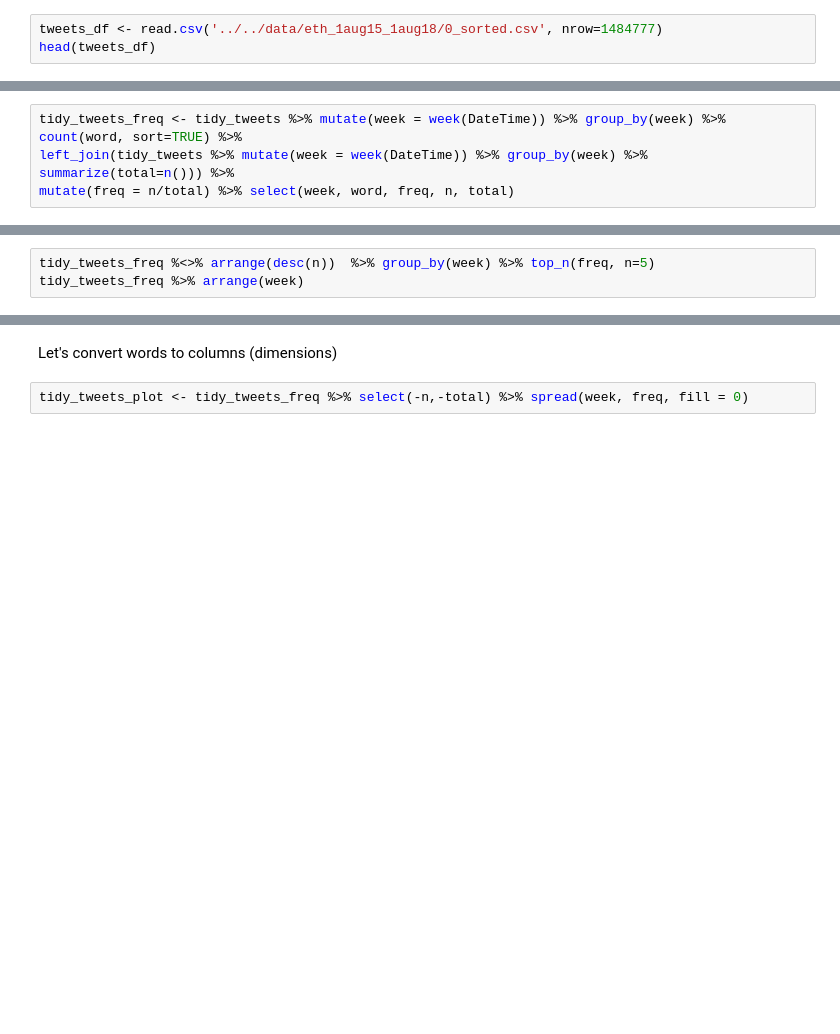
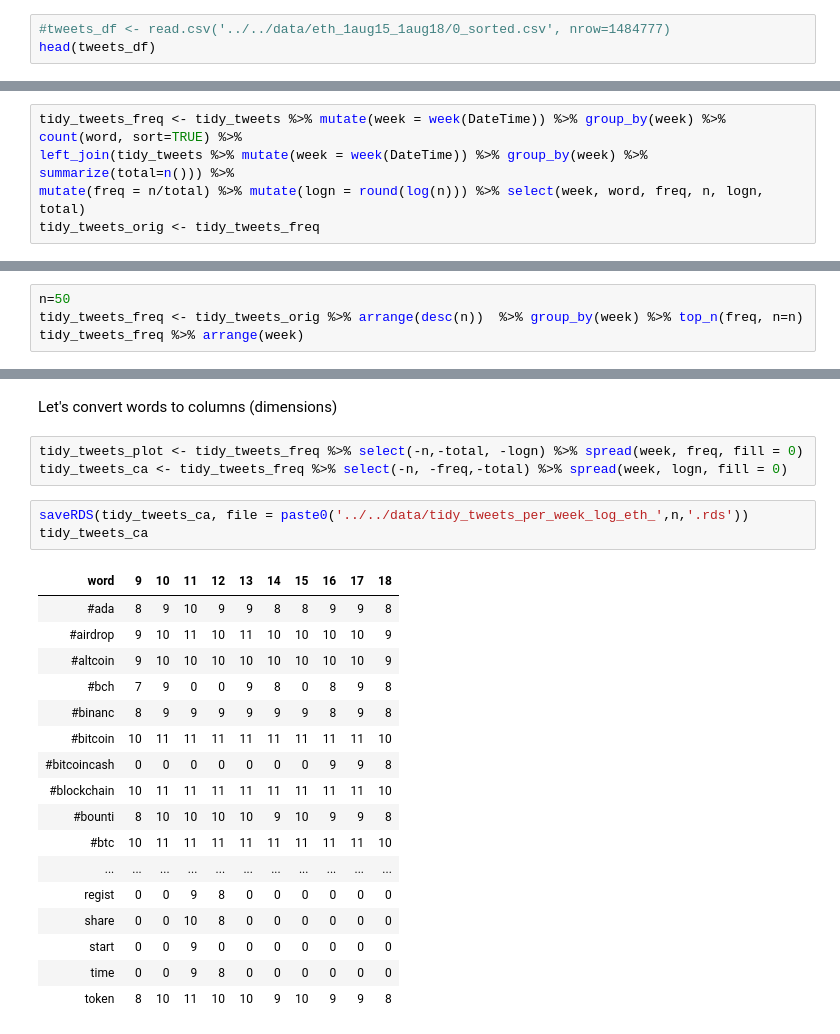
Before and after one commit to rkmalaiya/dynamic_topic_modeling, a Jupyter notebook: code/rlang/tidytext_eth.ipynb, the cells around one changed output, grey strips where cells are left out. Cells and saved outputs as stored; diff of their text form; blank space fills up the shorter version.

```diff
--- a/code/rlang/tidytext_eth.ipynb
+++ b/code/rlang/tidytext_eth.ipynb
@@ -28,3 +41,3 @@ con = dbConnect(SQLite(), dbname="../../data/twitter.db")
 # %%
-tweets_df <- read.csv('../../data/eth_1aug15_1aug18/0_sorted.csv', nrow=1484777)
+#tweets_df <- read.csv('../../data/eth_1aug15_1aug18/0_sorted.csv', nrow=1484777)
 head(tweets_df)
@@ -56,4 +100,5 @@ Calculate frequency of words against each month
 # %%
 tidy_tweets_freq <- tidy_tweets %>% mutate(week = week(DateTime)) %>% group_by(week) %>% count(word, sort=TRUE) %>%
 left_join(tidy_tweets %>% mutate(week = week(DateTime)) %>% group_by(week) %>% summarize(total=n())) %>%
-mutate(freq = n/total) %>% select(week, word, freq, n, total)
+mutate(freq = n/total) %>% mutate(logn = round(log(n))) %>% select(week, word, freq, n, logn, total)
+tidy_tweets_orig <- tidy_tweets_freq
@@ -60,3 +107,4 @@ mutate(freq = n/total) %>% select(week, word, freq, n, total)
 # %%
-tidy_tweets_freq %<>% arrange(desc(n))  %>% group_by(week) %>% top_n(freq, n=5)
+n=50
+tidy_tweets_freq <- tidy_tweets_orig %>% arrange(desc(n))  %>% group_by(week) %>% top_n(freq, n=n)
 tidy_tweets_freq %>% arrange(week)
@@ -63,5 +129,27 @@ tidy_tweets_freq %>% arrange(week)
 # %% [markdown]
 Let's convert words to columns (dimensions)
 # %%
-tidy_tweets_plot <- tidy_tweets_freq %>% select(-n,-total) %>% spread(week, freq, fill = 0)
+tidy_tweets_plot <- tidy_tweets_freq %>% select(-n,-total, -logn) %>% spread(week, freq, fill = 0)
+tidy_tweets_ca <- tidy_tweets_freq %>% select(-n, -freq,-total) %>% spread(week, logn, fill = 0)
+# %%
+saveRDS(tidy_tweets_ca, file = paste0('../../data/tidy_tweets_per_week_log_eth_',n,'.rds'))
+tidy_tweets_ca
+# %% [output]
+| word | 9 | 10 | 11 | 12 | 13 | 14 | 15 | 16 | 17 | 18 |
+| #ada | 8 | 9 | 10 | 9 | 9 | 8 | 8 | 9 | 9 | 8 |
+| #airdrop | 9 | 10 | 11 | 10 | 11 | 10 | 10 | 10 | 10 | 9 |
+| #altcoin | 9 | 10 | 10 | 10 | 10 | 10 | 10 | 10 | 10 | 9 |
+| #bch | 7 | 9 | 0 | 0 | 9 | 8 | 0 | 8 | 9 | 8 |
+| #binanc | 8 | 9 | 9 | 9 | 9 | 9 | 9 | 8 | 9 | 8 |
+| #bitcoin | 10 | 11 | 11 | 11 | 11 | 11 | 11 | 11 | 11 | 10 |
+| #bitcoincash | 0 | 0 | 0 | 0 | 0 | 0 | 0 | 9 | 9 | 8 |
+| #blockchain | 10 | 11 | 11 | 11 | 11 | 11 | 11 | 11 | 11 | 10 |
+| #bounti | 8 | 10 | 10 | 10 | 10 | 9 | 10 | 9 | 9 | 8 |
+| #btc | 10 | 11 | 11 | 11 | 11 | 11 | 11 | 11 | 11 | 10 |
+| ... | ... | ... | ... | ... | ... | ... | ... | ... | ... | ... |
+| regist | 0 | 0 | 9 | 8 | 0 | 0 | 0 | 0 | 0 | 0 |
+| share | 0 | 0 | 10 | 8 | 0 | 0 | 0 | 0 | 0 | 0 |
+| start | 0 | 0 | 9 | 0 | 0 | 0 | 0 | 0 | 0 | 0 |
+| time | 0 | 0 | 9 | 8 | 0 | 0 | 0 | 0 | 0 | 0 |
+| token | 8 | 10 | 11 | 10 | 10 | 9 | 10 | 9 | 9 | 8 |
 # %%
```
Also changed, not shown: parts of 13 cells of this notebook, 2 other files.
